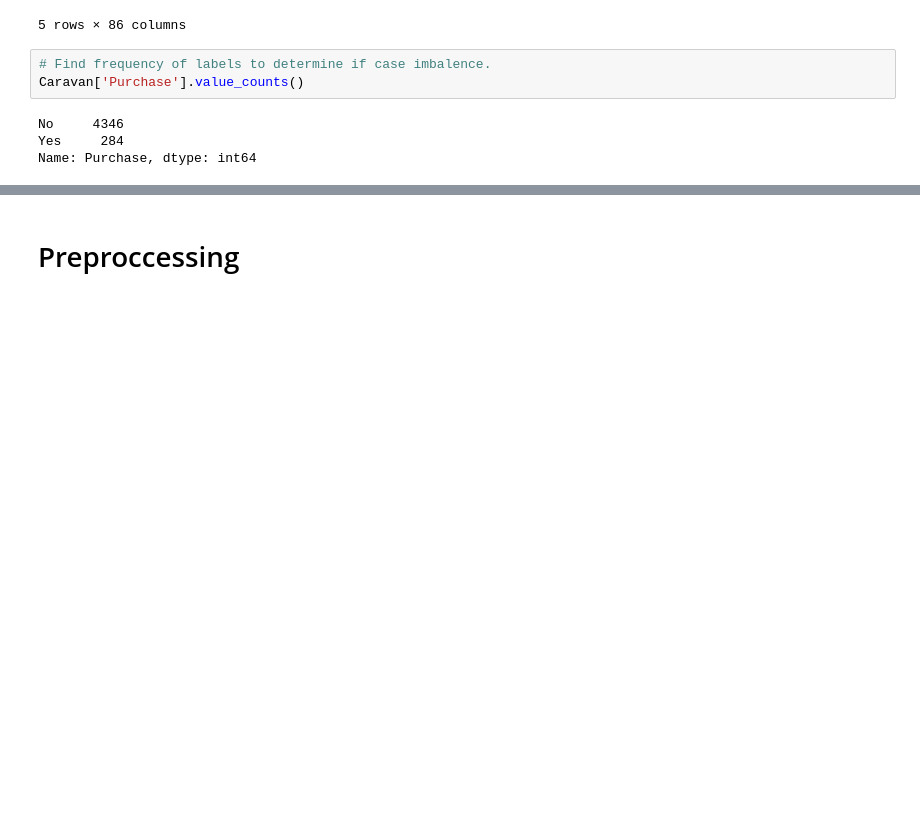
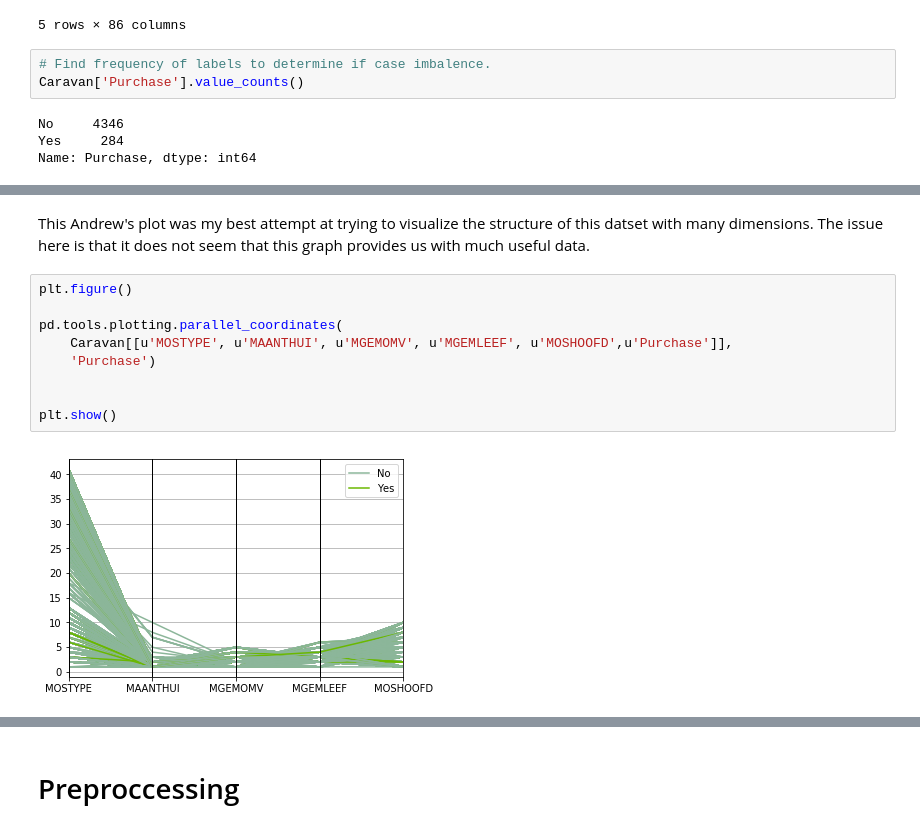
Before and after one commit to Gavin-Whitesitt/Project-1, a Jupyter notebook: Problem #3.ipynb, the cells around one changed output, grey strips where cells are left out. Cells and saved outputs as stored; diff of their text form; blank space fills up the shorter version.

```diff
--- a/Problem #3.ipynb
+++ b/Problem #3.ipynb
@@ -49,0 +58,13 @@ Name: Purchase, dtype: int64
+# %% [markdown]
+This Andrew's plot was my best attempt at trying to visualize the structure of this datset with many dimensions. The issue here is that it does not seem that this graph provides us with much useful data.
+# %%
+plt.figure()
+
+pd.tools.plotting.parallel_coordinates(
+    Caravan[[u'MOSTYPE', u'MAANTHUI', u'MGEMOMV', u'MGEMLEEF', u'MOSHOOFD',u'Purchase']],
+    'Purchase')
+
+
+plt.show()
+# %% [output]
+[figure, added]
```
Also changed, not shown: parts of 14 cells of this notebook, 1 other file.
